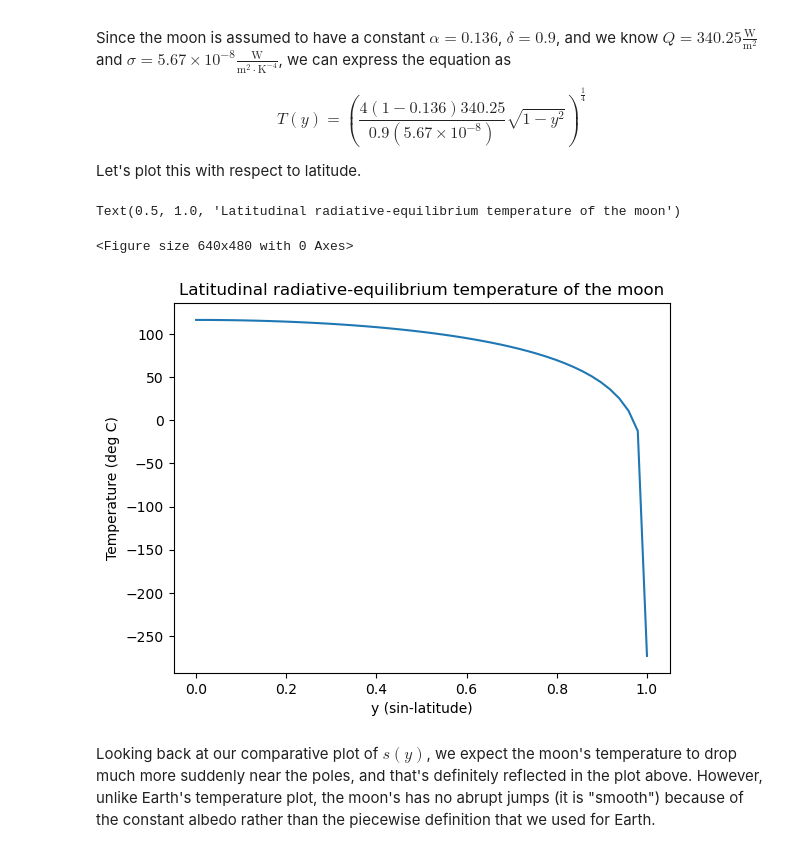
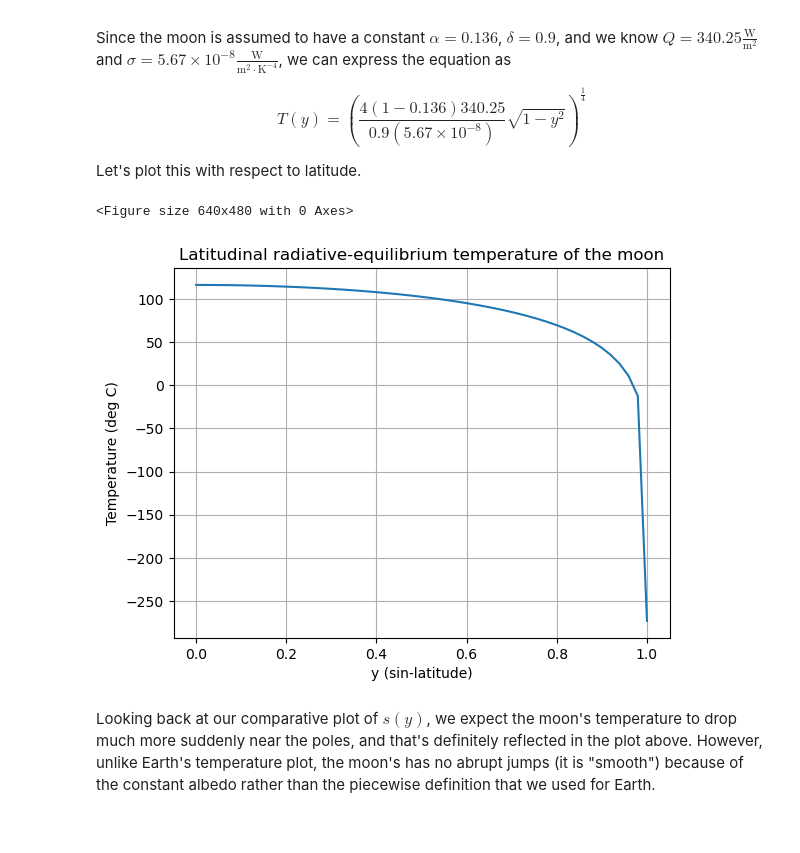
Before and after one commit to lemondoroshow/geoscienceModeling, a Jupyter notebook: planetaryClimates/modelingPlanetaryTemperature.ipynb, the cells around one changed output. Saved outputs shown, nothing was run; the diff lists cells and outputs as text; code cells hidden in the pictures.

```diff
--- a/planetaryClimates/modelingPlanetaryTemperature.ipynb
+++ b/planetaryClimates/modelingPlanetaryTemperature.ipynb
@@ -134,27 +135,27 @@ Let's plot this with respect to latitude.
 # %%
 # Define temperature function
 def T_moon(y):
     const = (4*(1-0.136)*340.25)/(0.9*5.67*10**(-8))
     unpowered = const * np.sqrt(1 - np.power(y, 2))
     return np.power(unpowered, 1/4) - 273.15 # Keeping temp in Celsius, for now
 
 # Calculate function over linspace
 y = np.linspace(0, 1, 50)
 res = T_moon(y)
 
 # Set up plot
 plt.clf()
 fig, ax = plt.subplots()
 
 # Plot and label
 ax.plot(y, res)
 ax.set_ylabel("Temperature (deg C)")
 ax.set_xlabel("y (sin-latitude)")
 ax.set_title("Latitudinal radiative-equilibrium temperature of the moon")
+ax.grid()
 # %% [output]
-Text(0.5, 1.0, 'Latitudinal radiative-equilibrium temperature of the moon')
+<Figure size 640x480 with 0 Axes>
-<Figure size 640x480 with 0 Axes>
-[figure, old version]
+[figure, new version]
 # %% [markdown]
 Looking back at our comparative plot of $s(y)$, we expect the moon's temperature to drop much more suddenly near the poles, and that's definitely reflected in the plot above. However, unlike Earth's temperature plot, the moon's has no abrupt jumps (it is "smooth") because of the constant albedo rather than the piecewise definition that we used for Earth.
 # %% [markdown]
```
Also changed, not shown: parts of 14 cells of this notebook.
